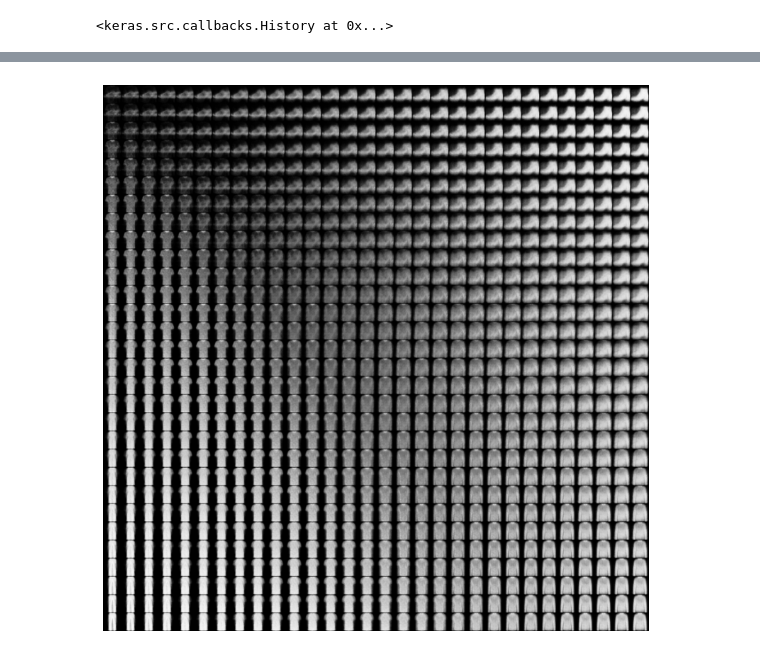
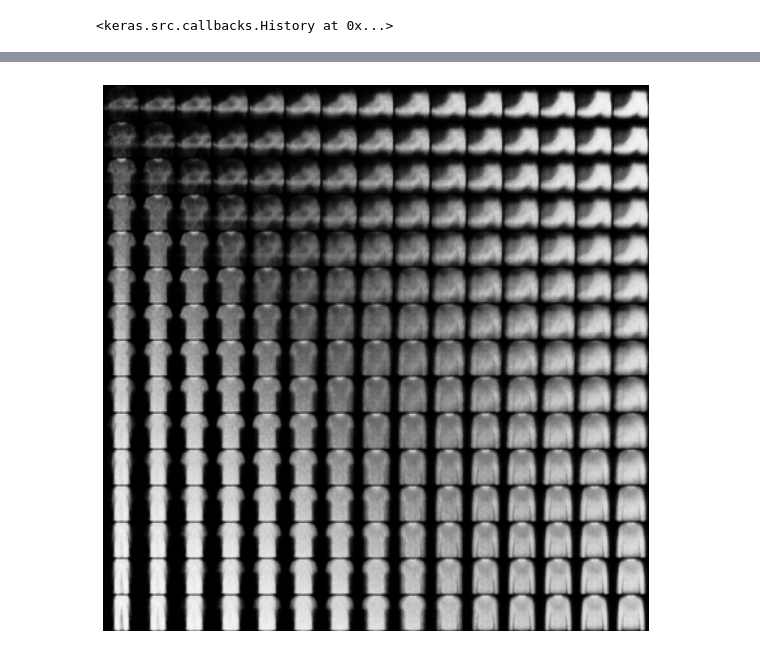
Before and after one commit to qlinhta/iasd-psl, a Jupyter notebook: deeplearning/vae.ipynb, the cells around one changed output, grey strips where cells are left out. Cells and saved outputs as stored; diff of their text form; code cells hidden in the pictures.

```diff
--- a/deeplearning/vae.ipynb
+++ b/deeplearning/vae.ipynb
@@ -124,7 +124,7 @@ Epoch 30/30
 469/469 [==============================] - 10s 22ms/step - total_loss: 408.5681 - reconstruction_loss: 293.4277 - kl_loss: 115.1418
 <keras.src.callbacks.History at 0x...>
 # %%
-n = 30
+n = 15
 img_size = 28
 figure = np.zeros((img_size * n, img_size * n))
 grid_x = np.linspace(-4, 4, n)
@@ -161 +161 @@ plt.show()
-[figure, old version]
+[figure, new version]
```
Also changed, not shown: parts of 1 cell of this notebook.
